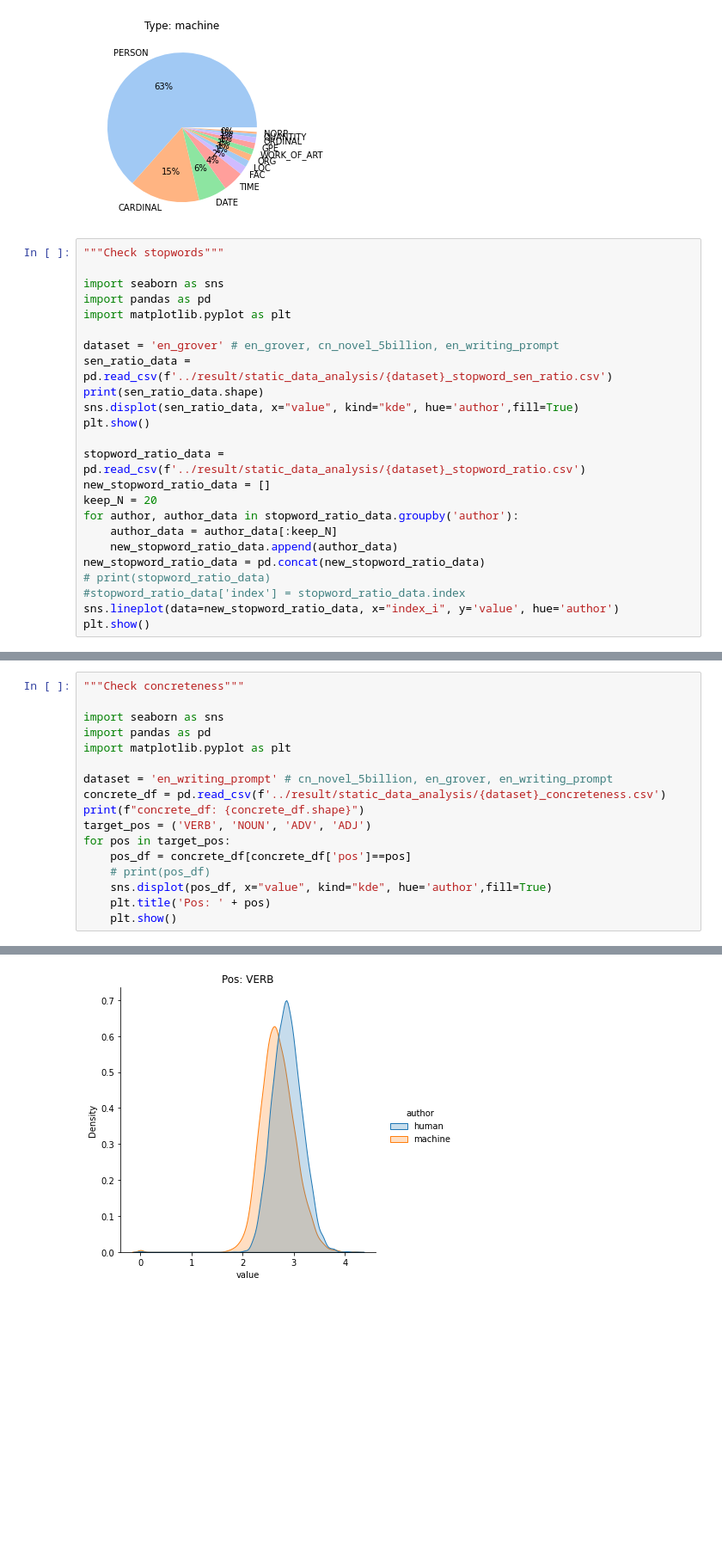
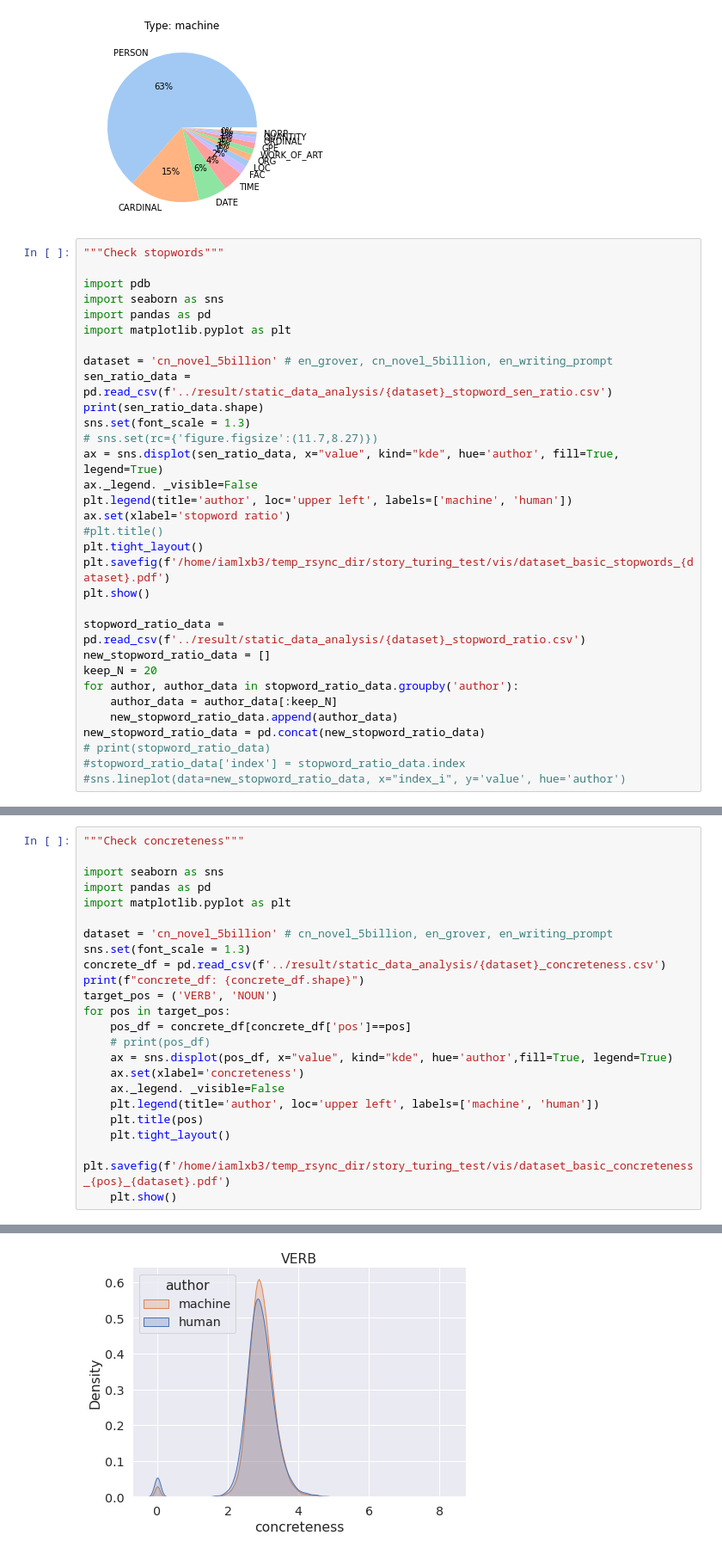
Before and after one commit to iamlxb3/UMAMGT, a Jupyter notebook: vis_backup/vis_dataset.ipynb, the cells around one changed output, grey strips where cells are left out. Shown at 86% size. Drawn from its saved outputs; the diff is of its cells as text; blank space fills up the shorter version.

```diff
--- a/vis_backup/vis_dataset.ipynb
+++ b/vis_backup/vis_dataset.ipynb
@@ -42,14 +42,23 @@ for author in ('human', 'machine'):
 # %%
 """Check stopwords"""
 
+import pdb
 import seaborn as sns
 import pandas as pd
 import matplotlib.pyplot as plt
 
-dataset = 'en_grover' # en_grover, cn_novel_5billion, en_writing_prompt
+dataset = 'cn_novel_5billion' # en_grover, cn_novel_5billion, en_writing_prompt
 sen_ratio_data = pd.read_csv(f'../result/static_data_analysis/{dataset}_stopword_sen_ratio.csv')
 print(sen_ratio_data.shape)
-sns.displot(sen_ratio_data, x="value", kind="kde", hue='author',fill=True)
+sns.set(font_scale = 1.3)
+# sns.set(rc={'figure.figsize':(11.7,8.27)})
+ax = sns.displot(sen_ratio_data, x="value", kind="kde", hue='author', fill=True, legend=True)
+ax._legend. _visible=False
+plt.legend(title='author', loc='upper left', labels=['machine', 'human'])
+ax.set(xlabel='stopword ratio')
+#plt.title()
+plt.tight_layout()
+plt.savefig(f'/home/iamlxb3/temp_rsync_dir/story_turing_test/vis/dataset_basic_stopwords_{dataset}.pdf')
 plt.show()
 
 stopword_ratio_data = pd.read_csv(f'../result/static_data_analysis/{dataset}_stopword_ratio.csv')
@@ -61,6 +70,5 @@ for author, author_data in stopword_ratio_data.groupby('author'):
 new_stopword_ratio_data = pd.concat(new_stopword_ratio_data)
 # print(stopword_ratio_data)
 #stopword_ratio_data['index'] = stopword_ratio_data.index
-sns.lineplot(data=new_stopword_ratio_data, x="index_i", y='value', hue='author')
-plt.show()
+#sns.lineplot(data=new_stopword_ratio_data, x="index_i", y='value', hue='author')
 # %% [output]
@@ -74,14 +81,20 @@ import seaborn as sns
 import pandas as pd
 import matplotlib.pyplot as plt
 
-dataset = 'en_writing_prompt' # cn_novel_5billion, en_grover, en_writing_prompt
+dataset = 'cn_novel_5billion' # cn_novel_5billion, en_grover, en_writing_prompt
+sns.set(font_scale = 1.3)
 concrete_df = pd.read_csv(f'../result/static_data_analysis/{dataset}_concreteness.csv')
 print(f"concrete_df: {concrete_df.shape}")
-target_pos = ('VERB', 'NOUN', 'ADV', 'ADJ')
+target_pos = ('VERB', 'NOUN')
 for pos in target_pos:
     pos_df = concrete_df[concrete_df['pos']==pos]
     # print(pos_df)
-    sns.displot(pos_df, x="value", kind="kde", hue='author',fill=True)
-    plt.title('Pos: ' + pos)
+    ax = sns.displot(pos_df, x="value", kind="kde", hue='author',fill=True, legend=True)
+    ax.set(xlabel='concreteness')
+    ax._legend. _visible=False
+    plt.legend(title='author', loc='upper left', labels=['machine', 'human'])
+    plt.title(pos)
+    plt.tight_layout()
+    plt.savefig(f'/home/iamlxb3/temp_rsync_dir/story_turing_test/vis/dataset_basic_concreteness_{pos}_{dataset}.pdf')
     plt.show()
 # %% [output]
@@ -89 +102 @@ concrete_df: (71556, 4)
-[figure, old version]
+[figure, new version]
```
Also changed, not shown: parts of 2 cells of this notebook, 11 other files.
